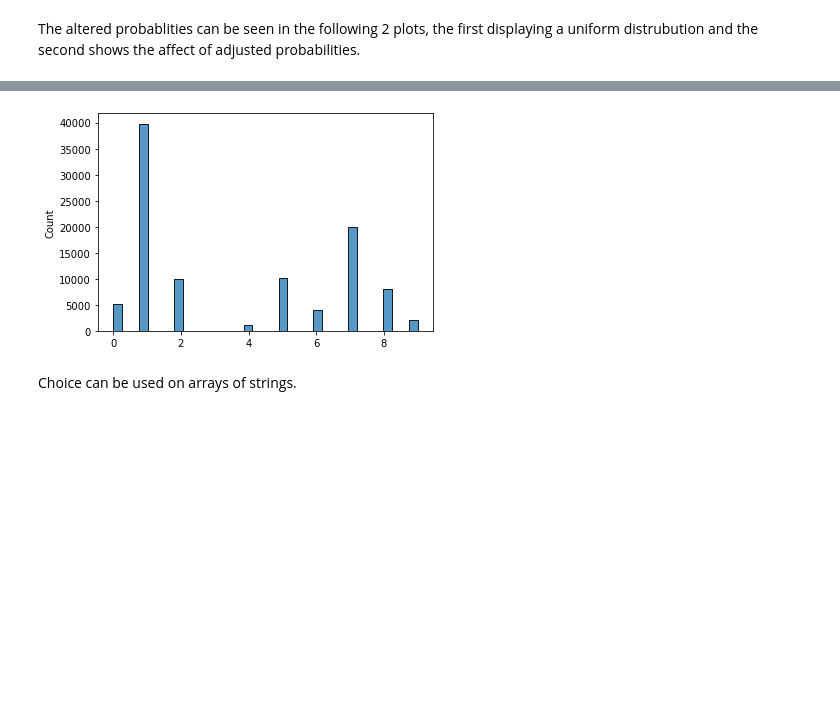
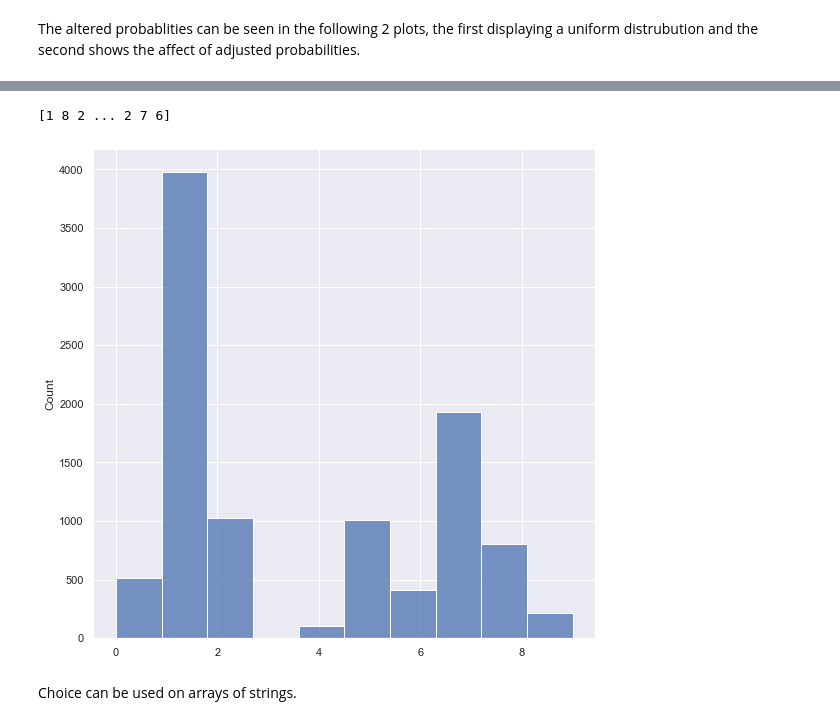
Before and after one commit to ShanePAustin/numpy-random, a Jupyter notebook: numpy-random.ipynb, the cells around one changed output, grey strips where cells are left out. Cells and saved outputs as stored; diff of their text form; code cells hidden in the pictures; blank space fills up the shorter version.

```diff
--- a/numpy-random.ipynb
+++ b/numpy-random.ipynb
@@ -61,2 +92,5 @@ print(rng.random())
+# %%
+sns.set_theme();
+plt.rcParams['figure.figsize'] = [9, 9]
 # %% [markdown]
 --------
@@ -220,11 +257,13 @@ plt.show()
 # %%
 #Generates 100,000 integers between 0-9 with probabilties between 0-40%
-arr = rng.choice(10,100000, p= [0.05, 0.4, 0.1, 0, 0.01, 0.1, 0.04, 0.2, 0.08, 0.02])
+arr = rng.choice(10,10000, p= [0.05, 0.4, 0.1, 0, 0.01, 0.1, 0.04, 0.2, 0.08, 0.02])
+print(arr)
 #Plot the Histogram
-sns.histplot(arr)
+sns.histplot(arr, bins = 10)
 plt.show()
 # %% [output]
+[1 8 2 ... 2 7 6]
-[figure, old version]
+[figure, new version]
 # %% [markdown]
 Choice can be used on arrays of strings.
 # %%
```
Also changed, not shown: parts of 65 cells of this notebook.
